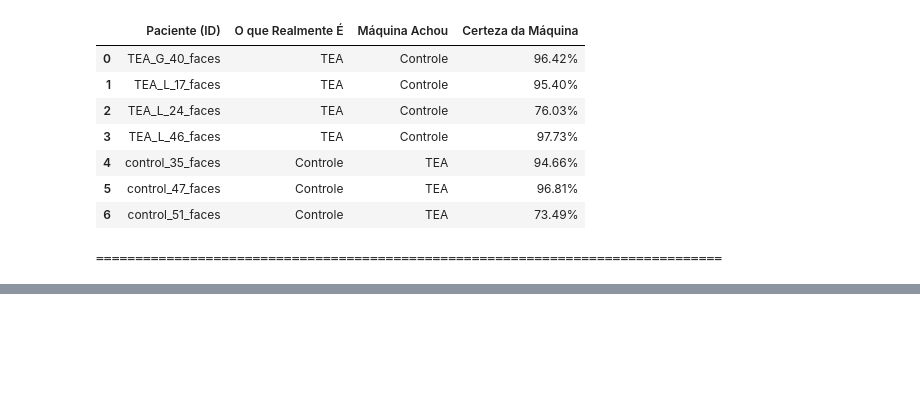
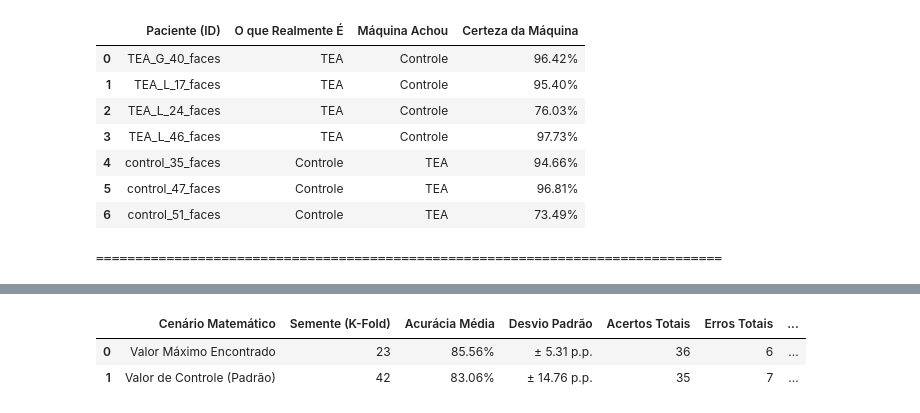
Before and after one commit to brunoandrade-osw/eeg-asd-classification, a Jupyter notebook: notebooks/08_Test.ipynb, the cells around one changed output, grey strips where cells are left out. Drawn from its saved outputs; the diff is of its cells as text; code cells hidden in the pictures; blank space fills up the shorter version.

```diff
--- a/notebooks/08_Test.ipynb
+++ b/notebooks/08_Test.ipynb
@@ -1920,0 +2266,84 @@ A topologia dos dados é incrivelmente rígida. Teste expandir para 'k=20' no Se
+# %%
+import pandas as pd
+import numpy as np
+import os
+import warnings
+warnings.filterwarnings('ignore')
+
+from sklearn.model_selection import StratifiedKFold, cross_val_score, cross_val_predict
+from sklearn.preprocessing import StandardScaler
+from sklearn.ensemble import RandomForestClassifier
+from sklearn.metrics import confusion_matrix
+from IPython.display import display
+
+print("\n" + "="*80)
+print("ANÁLISE DE VARIÂNCIA NO 5-FOLD CV (RANDOM FOREST)")
+print("="*80)
+
+# 1. PREPARAÇÃO DOS DADOS
+DIR_REPORTS = '../reports/'
+ARQUIVO_MATRIZ_ORIGINAL = 'tabela_features_eeg_completa.csv'
+caminho_arquivo = os.path.join(DIR_REPORTS, ARQUIVO_MATRIZ_ORIGINAL)
+
+df = pd.read_csv(caminho_arquivo)
+if 'Condicao' in df.columns:
+    df = df[df['Condicao'] == 'Face Feliz'].copy()
+
+features_numericas = [c for c in df.columns if c not in ['ID', 'Grupo', 'Condicao', 'Tipo', 'Frame_Num', 'Target']]
+if 'ID' in df.columns and df['ID'].duplicated().any():
+    df_agrupado = df.groupby(['ID', 'Grupo'])[features_numericas].mean().reset_index()
+else:
+    df_agrupado = df.copy()
+
+if 'Target' not in df_agrupado.columns:
+    df_agrupado['Target'] = df_agrupado['Grupo'].map({'TEA': 1, 'Control': 0})
+
+features_ouro = ['AlphaRel_P3', 'AlphaRel_Fp2', 'BetaRel_F7', 'AlphaRel_F8', 'GammaRel_F7']
+X = df_agrupado[features_ouro].values
+y = df_agrupado['Target'].values
+
+scaler = StandardScaler()
+X_scaled = scaler.fit_transform(X)
+
+# 2. DEFINIÇÃO DA COMPARAÇÃO
+sementes = [23, 42]
+cenarios = ["Valor Máximo Encontrado", "Valor de Controle (Padrão)"]
+modelo = RandomForestClassifier(random_state=42)
+
+resultados = []
+
+print("Calculando médias e desvios padrão...\n")
+
+for cenario, seed in zip(cenarios, sementes):
+    # O divisor de águas: o sorteio dos blocos
+    cv = StratifiedKFold(n_splits=5, shuffle=True, random_state=seed)
+
+    # Extraindo as notas de cada um dos 5 blocos para calcular a média e o desvio padrão
+    scores = cross_val_score(modelo, X_scaled, y, cv=cv, scoring='accuracy')
+    media_acc = scores.mean()
+    desvio_padrao = scores.std()
+
+    # Extraindo a matriz de confusão global da semente
+    y_pred_cv = cross_val_predict(modelo, X_scaled, y, cv=cv)
+    tn, fp, fn, tp = confusion_matrix(y, y_pred_cv).ravel()
+
+    acertos = tp + tn
+    erros = fp + fn
+    sensibilidade = tp / (tp + fn) if (tp + fn) > 0 else 0
+
+    resultados.append({
+        'Cenário Matemático': cenario,
+        'Semente (K-Fold)': seed,
+        'Acurácia Média': f"{media_acc * 100:.2f}%",
+        'Desvio Padrão': f"± {desvio_padrao * 100:.2f} p.p.",
+        'Acertos Totais': acertos,
+        'Erros Totais': erros,
+        'Sensibilidade (TEA)': f"{sensibilidade * 100:.2f}%"
+    })
+
+# 3. EXIBIÇÃO DA TABELA DE CONTRASTE
+tabela_variancia = pd.DataFrame(resultados)
+display(tabela_variancia)
+
+print("\n" + "="*80)
+# %% [output]
@@ -1920,0 +2354,3 @@ A topologia dos dados é incrivelmente rígida. Teste expandir para 'k=20' no Se
+|  | Cenário Matemático | Semente (K-Fold) | Acurácia Média | Desvio Padrão | Acertos Totais | Erros Totais | ... |
+| 0 | Valor Máximo Encontrado | 23 | 85.56% | ± 5.31 p.p. | 36 | 6 | ... |
+| 1 | Valor de Controle (Padrão) | 42 | 83.06% | ± 14.76 p.p. | 35 | 7 | ... |
```
Also changed, not shown: parts of 12 cells of this notebook.
